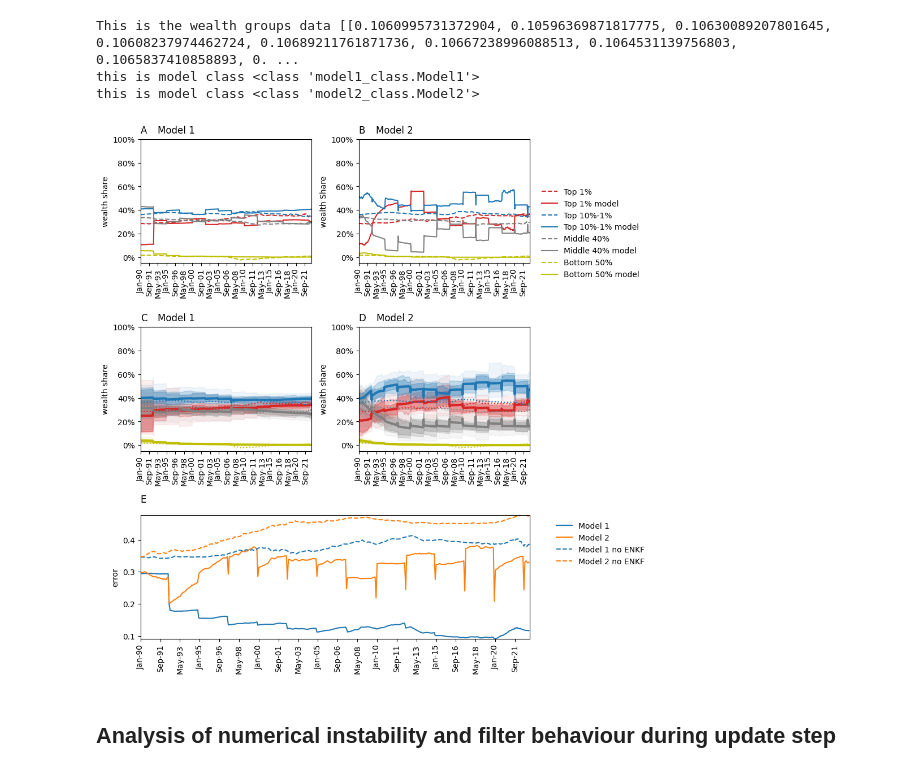
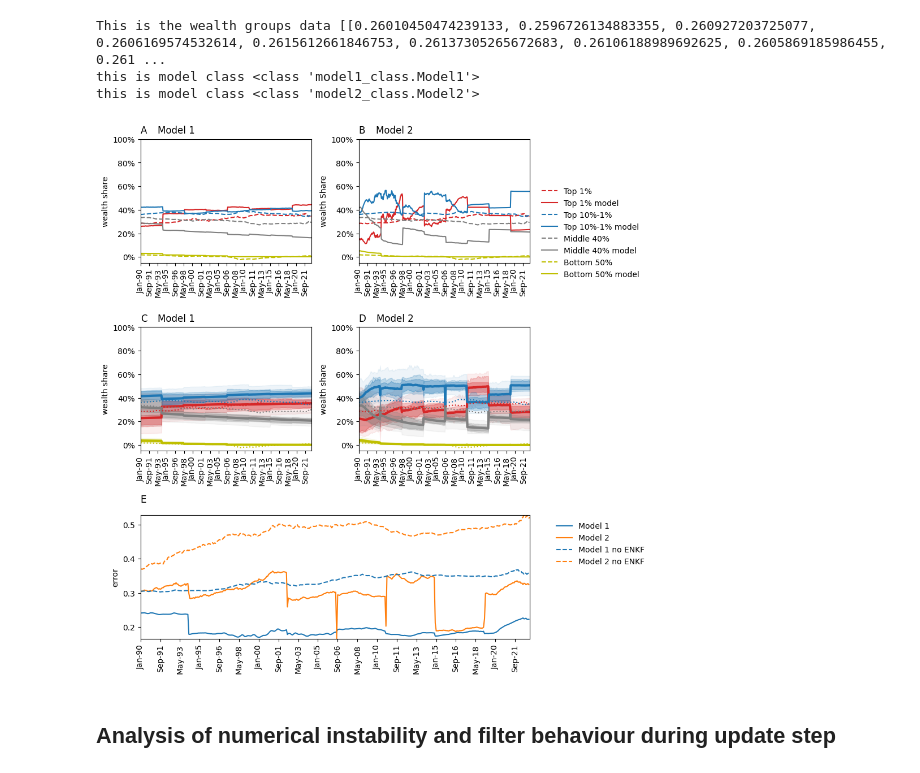
Before and after one commit to yannickoswald/real_time_ineq_abm, a Jupyter notebook: rtabm/experiment1_jupyter.ipynb, the cells around one changed output. Drawn from its saved outputs; the diff is of its cells as text; code cells hidden in the pictures.

```diff
--- a/rtabm/experiment1_jupyter.ipynb
+++ b/rtabm/experiment1_jupyter.ipynb
@@ -116,36 +116,36 @@ class Experiment1:
         ax4.plot(errors_df_no_enkf['mean_error_model2'], linestyle='--', label='Model 2 no ENKF', color='tab:orange')
         ax4.legend(bbox_to_anchor=(1.05, 1), frameon=False)
 
         # Get the limits
         x_min, x_max = ax4.get_xlim()
         y_min, y_max = ax4.get_ylim()
         ax4.text(0, y_max+0.02, 'E', fontsize = 12)
         ax4.margins(0)
 
 
         plt.tight_layout()
         plt.savefig('fig4.png', dpi=300)
         plt.show()
 
 
 # Example usage
 if __name__ == "__main__":
-    filter_freq = 30
+    filter_freq = 50
     experiment1 = Experiment1(num_agents=100,
                               ensemble_size=30,
                               macro_state_dim=4, # needs to be set to 3 for the model to work if num_agents < 100
                               start_year=1990, #min start year is 1972
                               end_year=2022,# max end year is 2022
                               filter_freq = filter_freq)
     experiment1.run_both_enkf(filter_freq = filter_freq)
     experiment1.plot_results()
     agent_states_model1 = experiment1.enkf1.micro_history
     agent_states_model2 = experiment1.enkf2.micro_history
 # %% [output]
-This is the wealth groups data [[0.1060995731372904, 0.10596369871817775, 0.10630089207801645, 0.10608237974462724, 0.10689211761871736, 0.10667238996088513, 0.1064531139756803, 0.1065837410858893, 0. ...
+This is the wealth groups data [[0.26010450474239133, 0.2596726134883355, 0.260927203725077, 0.2606169574532614, 0.2615612661846753, 0.26137305265672683, 0.26106188989692625, 0.2605869185986455, 0.261 ...
 this is model class <class 'model1_class.Model1'>
 this is model class <class 'model2_class.Model2'>
-[figure, old version]
+[figure, new version]
 # %% [markdown]
 ## Analysis of numerical instability and filter behaviour during update step
 # %%
```
Also changed, not shown: parts of 5 cells of this notebook, 4 other files.
